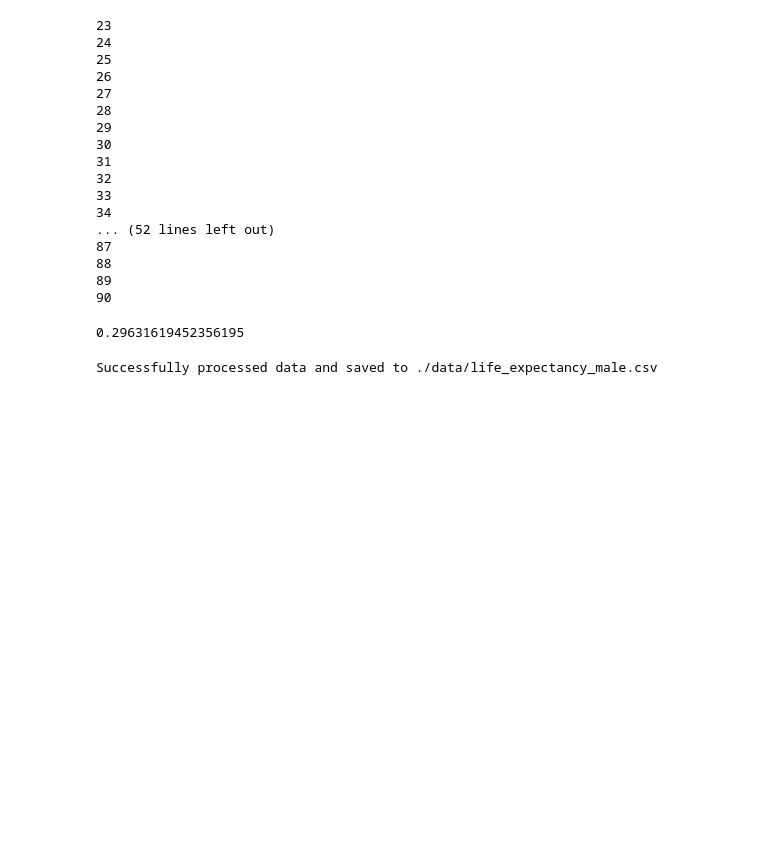
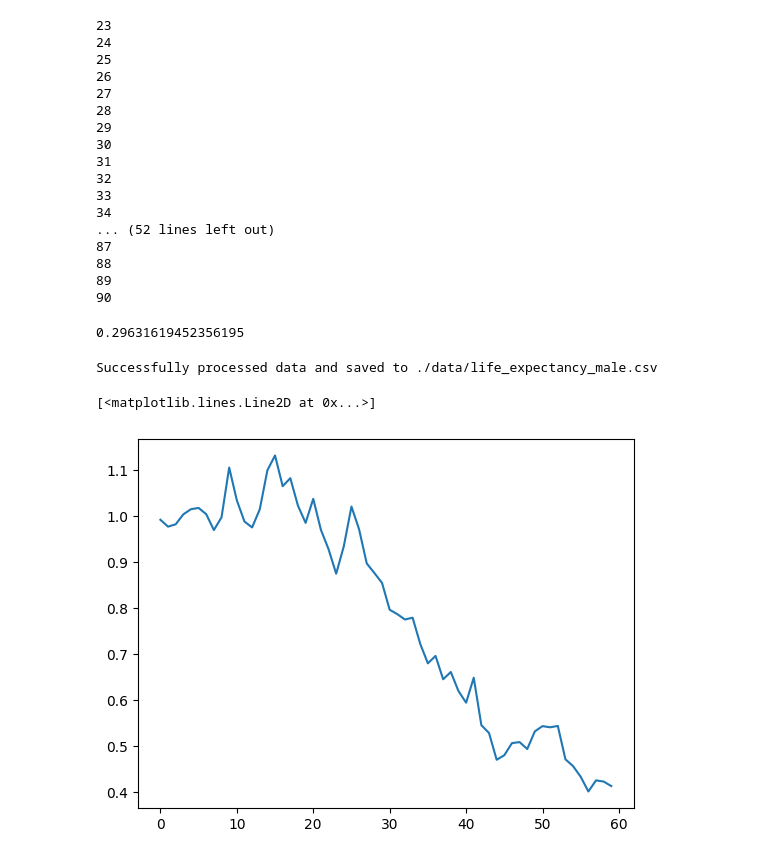
Before and after one commit to LukeG1/Investment-Simulator-Monthly, a Jupyter notebook: testing.ipynb, the cells around one changed output. Saved outputs shown, nothing was run; the diff lists cells and outputs as text; code cells hidden in the pictures; blank space fills up the shorter version.

```diff
--- a/testing.ipynb
+++ b/testing.ipynb
@@ -220,0 +235,13 @@ Successfully processed data and saved to ./data/life_expectancy_male.csv
+# %%
+monthly_returns = [-0.00721492, -0.0150179, 0.00514696, 0.0220283, 0.0112382, 0.00264571, -0.0134241, -0.0343181, 0.0287007, 0.108251, -0.0642819, -0.0445841, -0.013077, 0.0402071, 0.0837741, 0.0292973, -0.0589835, 0.0163953, -0.0552607, -0.036475, 0.0530314, -0.0648605, -0.0433561, -0.0575119, 0.0681935, 0.0922693, -0.0484941, -0.076318, -0.023137, -0.0245677, -0.0682183, -0.0120065, -0.0147916, 0.00507091, -0.0730999, -0.0584615, 0.0237379, -0.0729267, 0.024507, -0.0625299, -0.0409694, 0.0913353, -0.15905, -0.0310332, -0.110142, 0.0210786, 0.0546918, 0.00445149, -0.0295571, 0.0779142, 0.0211949, -0.00474753, 0.00553284, -0.13338, -0.031367, -0.0509482, -0.0734325, 0.0600961, -0.0060611, -0.0231444]
+
+total = 1
+totals = []
+for r in monthly_returns:
+    total *= (1 + r)
+    totals.append(total)
+# %%
+plt.plot(totals)
+# %% [output]
+[<matplotlib.lines.Line2D at 0x...>]
+[figure, added]
```
Also changed, not shown: parts of 2 cells of this notebook, 30 other files.
